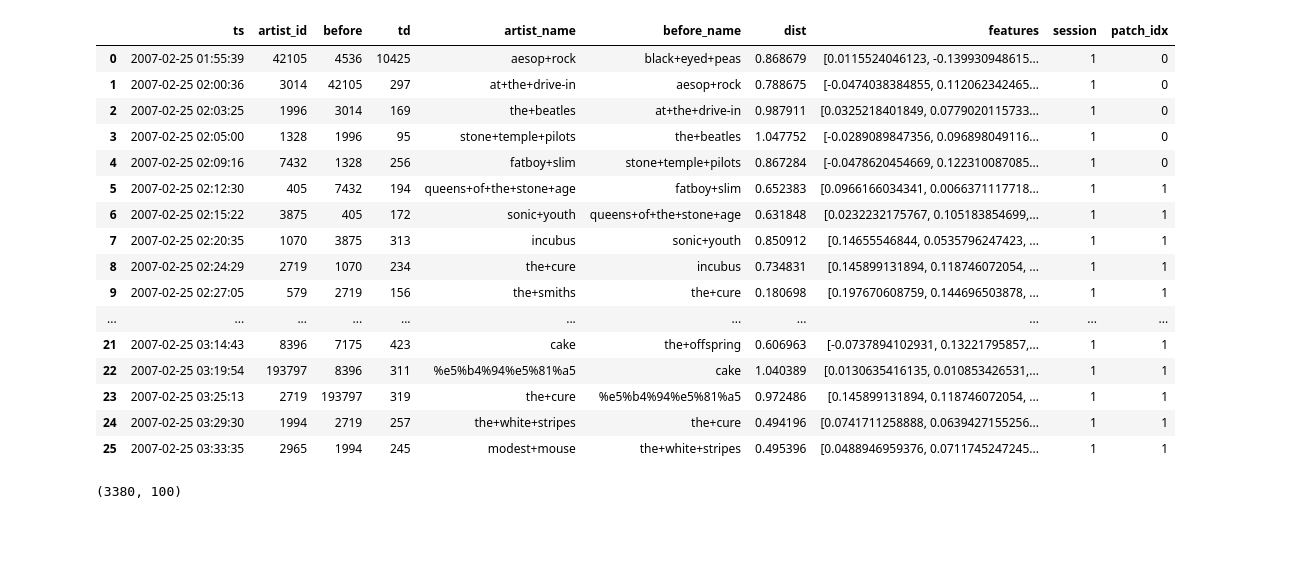
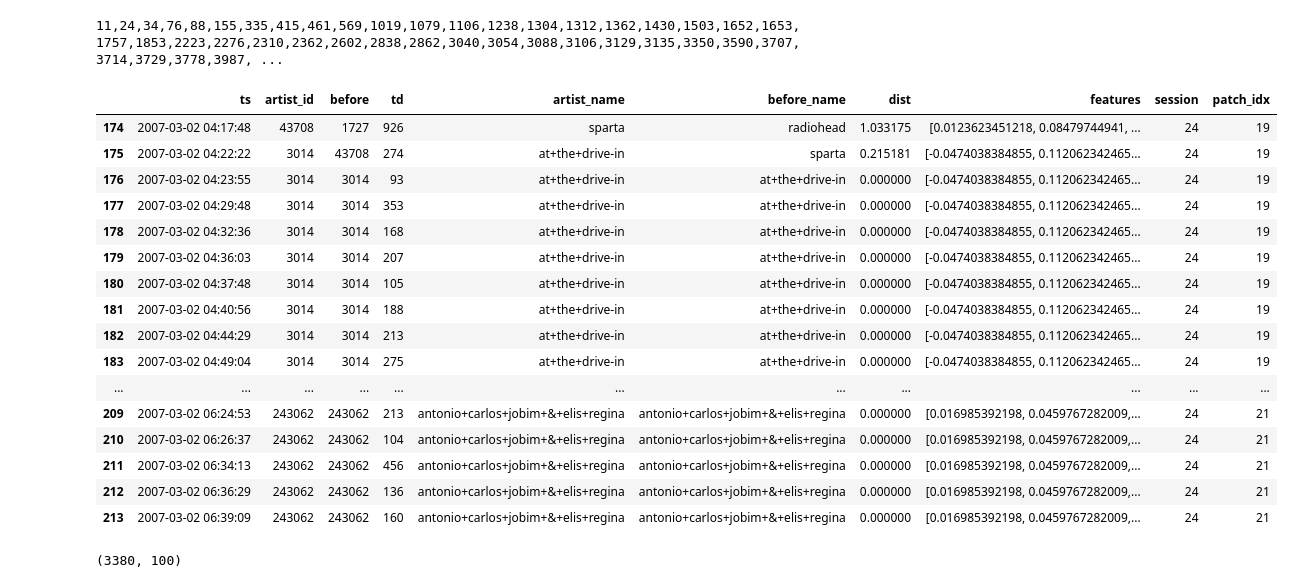
Before and after one commit to jlorince/MusicForaging, a Jupyter notebook: notebooks/my_listening.ipynb, the cells around one changed output. Cells and saved outputs as stored; diff of their text form; code cells hidden in the pictures; blank space fills up the shorter version.

```diff
--- a/notebooks/my_listening.ipynb
+++ b/notebooks/my_listening.ipynb
@@ -16,22 +16,20 @@ from titlecase import titlecase
 from itertools import combinations
 # %%
 # GLOBAL PARAMS
-SESSION_THRESHOLD = 900 # 15 minutes
+SESSION_THRESHOLD = 1800 # 15 minutes
 MIN_DIF = 0.6 # Minimum distance between patch centroids
 MIN_LENGTH = 5 # Minimum number of scrobbles in a patch
 # %%
 ### Load some example data
 me = pd.read_table("../testData/mylistening.txt",header=None,
             names=['user_id','item_id','artist_id','ts'],parse_dates=['ts']).sort('ts')
-### Load a topic model
-#topic_model = gl.load_model("../testData/model_220//")
 ### Build artist_name:artist_idx dict from
 artist_idx = {}
 for line in open('../GenreModeling/data/vocab_idx'):
     line = line.strip().split('\t')
     artist_idx[line[0]] = int(line[1])
 ### Load artist feature matrix
-features = np.load('../GenreModeling/data/features/mf/features_140.npy')
+features = np.load('../GenreModeling/data/features/mf/features_100.npy')
 # %%
 ### Build artist_id:artist_name and artist_name:artist_idx dicts from database data
 artist_ids = {}
@@ -224,0 +272,19 @@ test['patch_idx'] = indices
+# %%
+# note for future - maybe dot product of artist/user latent factor vector will be usable for expertise-based similarity thresholding
+import itertools
+dist_thresh = 0.2
+test = new[new['session']==11].copy()
+l = test['artist_name']
+indices = list(np.array([len(list(v)) for g,v in itertools.groupby(l)][:-1]).cumsum())
+print indices
+for b in indices:
+    print test.iloc[b-1]['artist_name'],test.iloc[b]['artist_name']
+    dist = cosine(test.iloc[b]['features'],test.iloc[b-1]['features'])
+    if dist < dist_thresh:
+        indices.remove(b)
+print indices
+lengths =  [indices[0]]+[indices[i] - indices[i-1] for i in xrange(len(indices)-1,0,-1)][::-1]+[len(test)-indices[-1]]
+print lengths
+#x=np.split(test['artist_name'].values,indices)
+#print [len(i) for i in x]
+np.array([len(list(v)) for g,v in itertools.groupby(lengths)][:-1])
@@ -225,36 +302,42 @@ test['patch_idx'] = indices
 # %%
-# def complexity(seq):
+### def complexity(seq):
 #     result = set([seq])
 #     for n in range(1,len(seq)):
 #         for i in range(len(seq)-n+1):
 #             result.add(seq[i:i+n])
 #     return result
 # def jc(seq1,seq2):
 #     return 1+len(complexity(seq1).intersection(complexity(seq2)))
 # print jc('banana','bananas')
 # jc(tuple(test[:11]['artist_id']),tuple(test[11:20]['artist_id']))
 
 #test = new[new['session']==20]
-#test.groupby('session').apply(lambda x: len(x['patch_idx'].unique()))
-test[test['session']==1]
+patch_counts = test.groupby('session').apply(lambda x: len(x['patch_idx'].unique()))
+print ','.join(map(str,list(patch_counts[patch_counts>=3].index)))
+test[test['session']==24]
+# x=pres_format(test[test['session']==11])[:20]
+#display(pres_format(test[test['session']==1312]))
+#display(pres_format(test[test['session']==24])[10:].reset_index())
+#for df in np.split(test[test['session']==24],[1])
 # %% [output]
+11,24,34,76,88,155,335,415,461,569,1019,1079,1106,1238,1304,1312,1362,1430,1503,1652,1653,1757,1853,2223,2276,2310,2362,2602,2838,2862,3040,3054,3088,3106,3129,3135,3350,3590,3707,3714,3729,3778,3987, ...
 |  | ts | artist_id | before | td | artist_name | before_name | dist | features | session | patch_idx |
-| 0 | 2007-02-25 01:55:39 | 42105 | 4536 | 10425 | aesop+rock | black+eyed+peas | 0.868679 | [0.0115524046123, -0.139930948615... | 1 | 0 |
-| 1 | 2007-02-25 02:00:36 | 3014 | 42105 | 297 | at+the+drive-in | aesop+rock | 0.788675 | [-0.0474038384855, 0.112062342465... | 1 | 0 |
-| 2 | 2007-02-25 02:03:25 | 1996 | 3014 | 169 | the+beatles | at+the+drive-in | 0.987911 | [0.0325218401849, 0.0779020115733... | 1 | 0 |
-| 3 | 2007-02-25 02:05:00 | 1328 | 1996 | 95 | stone+temple+pilots | the+beatles | 1.047752 | [-0.0289089847356, 0.096898049116... | 1 | 0 |
-| 4 | 2007-02-25 02:09:16 | 7432 | 1328 | 256 | fatboy+slim | stone+temple+pilots | 0.867284 | [-0.0478620454669, 0.122310087085... | 1 | 0 |
-| 5 | 2007-02-25 02:12:30 | 405 | 7432 | 194 | queens+of+the+stone+age | fatboy+slim | 0.652383 | [0.0966166034341, 0.0066371117718... | 1 | 1 |
-| 6 | 2007-02-25 02:15:22 | 3875 | 405 | 172 | sonic+youth | queens+of+the+stone+age | 0.631848 | [0.0232232175767, 0.105183854699,... | 1 | 1 |
-| 7 | 2007-02-25 02:20:35 | 1070 | 3875 | 313 | incubus | sonic+youth | 0.850912 | [0.14655546844, 0.0535796247423, ... | 1 | 1 |
-| 8 | 2007-02-25 02:24:29 | 2719 | 1070 | 234 | the+cure | incubus | 0.734831 | [0.145899131894, 0.118746072054, ... | 1 | 1 |
-| 9 | 2007-02-25 02:27:05 | 579 | 2719 | 156 | the+smiths | the+cure | 0.180698 | [0.197670608759, 0.144696503878, ... | 1 | 1 |
+| 174 | 2007-03-02 04:17:48 | 43708 | 1727 | 926 | sparta | radiohead | 1.033175 | [0.0123623451218, 0.08479744941, ... | 24 | 19 |
+| 175 | 2007-03-02 04:22:22 | 3014 | 43708 | 274 | at+the+drive-in | sparta | 0.215181 | [-0.0474038384855, 0.112062342465... | 24 | 19 |
+| 176 | 2007-03-02 04:23:55 | 3014 | 3014 | 93 | at+the+drive-in | at+the+drive-in | 0.000000 | [-0.0474038384855, 0.112062342465... | 24 | 19 |
+| 177 | 2007-03-02 04:29:48 | 3014 | 3014 | 353 | at+the+drive-in | at+the+drive-in | 0.000000 | [-0.0474038384855, 0.112062342465... | 24 | 19 |
+| 178 | 2007-03-02 04:32:36 | 3014 | 3014 | 168 | at+the+drive-in | at+the+drive-in | 0.000000 | [-0.0474038384855, 0.112062342465... | 24 | 19 |
+| 179 | 2007-03-02 04:36:03 | 3014 | 3014 | 207 | at+the+drive-in | at+the+drive-in | 0.000000 | [-0.0474038384855, 0.112062342465... | 24 | 19 |
+| 180 | 2007-03-02 04:37:48 | 3014 | 3014 | 105 | at+the+drive-in | at+the+drive-in | 0.000000 | [-0.0474038384855, 0.112062342465... | 24 | 19 |
+| 181 | 2007-03-02 04:40:56 | 3014 | 3014 | 188 | at+the+drive-in | at+the+drive-in | 0.000000 | [-0.0474038384855, 0.112062342465... | 24 | 19 |
+| 182 | 2007-03-02 04:44:29 | 3014 | 3014 | 213 | at+the+drive-in | at+the+drive-in | 0.000000 | [-0.0474038384855, 0.112062342465... | 24 | 19 |
+| 183 | 2007-03-02 04:49:04 | 3014 | 3014 | 275 | at+the+drive-in | at+the+drive-in | 0.000000 | [-0.0474038384855, 0.112062342465... | 24 | 19 |
 | ... | ... | ... | ... | ... | ... | ... | ... | ... | ... | ... |
-| 21 | 2007-02-25 03:14:43 | 8396 | 7175 | 423 | cake | the+offspring | 0.606963 | [-0.0737894102931, 0.13221795857,... | 1 | 1 |
-| 22 | 2007-02-25 03:19:54 | 193797 | 8396 | 311 | %e5%b4%94%e5%81%a5 | cake | 1.040389 | [0.0130635416135, 0.010853426531,... | 1 | 1 |
-| 23 | 2007-02-25 03:25:13 | 2719 | 193797 | 319 | the+cure | %e5%b4%94%e5%81%a5 | 0.972486 | [0.145899131894, 0.118746072054, ... | 1 | 1 |
-| 24 | 2007-02-25 03:29:30 | 1994 | 2719 | 257 | the+white+stripes | the+cure | 0.494196 | [0.0741711258888, 0.0639427155256... | 1 | 1 |
-| 25 | 2007-02-25 03:33:35 | 2965 | 1994 | 245 | modest+mouse | the+white+stripes | 0.495396 | [0.0488946959376, 0.0711745247245... | 1 | 1 |
+| 209 | 2007-03-02 06:24:53 | 243062 | 243062 | 213 | antonio+carlos+jobim+&+elis+regina | antonio+carlos+jobim+&+elis+regina | 0.000000 | [0.016985392198, 0.0459767282009,... | 24 | 21 |
+| 210 | 2007-03-02 06:26:37 | 243062 | 243062 | 104 | antonio+carlos+jobim+&+elis+regina | antonio+carlos+jobim+&+elis+regina | 0.000000 | [0.016985392198, 0.0459767282009,... | 24 | 21 |
+| 211 | 2007-03-02 06:34:13 | 243062 | 243062 | 456 | antonio+carlos+jobim+&+elis+regina | antonio+carlos+jobim+&+elis+regina | 0.000000 | [0.016985392198, 0.0459767282009,... | 24 | 21 |
+| 212 | 2007-03-02 06:36:29 | 243062 | 243062 | 136 | antonio+carlos+jobim+&+elis+regina | antonio+carlos+jobim+&+elis+regina | 0.000000 | [0.016985392198, 0.0459767282009,... | 24 | 21 |
+| 213 | 2007-03-02 06:39:09 | 243062 | 243062 | 160 | antonio+carlos+jobim+&+elis+regina | antonio+carlos+jobim+&+elis+regina | 0.000000 | [0.016985392198, 0.0459767282009,... | 24 | 21 |
 # %%
 #patch_features = np.hstack([np.array(list(patch_centroids)),np.array(list(patch_vars))])
 #patch_features = np.hstack([np.array(list(patch_centroids)),np.array(patch_diversities).reshape(len(patch_diversities),1)])
```
Also changed, not shown: parts of 7 cells of this notebook, 15 other files.
